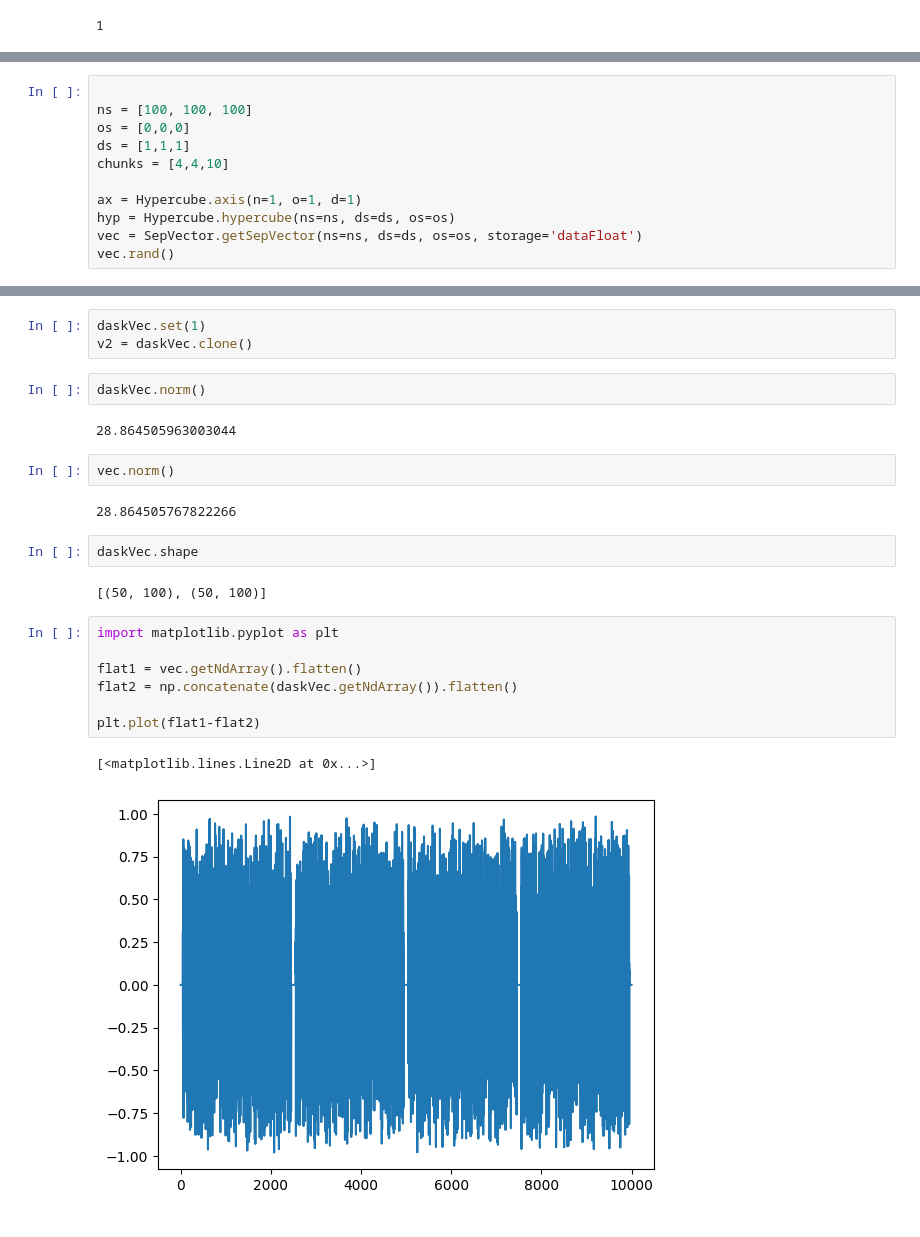
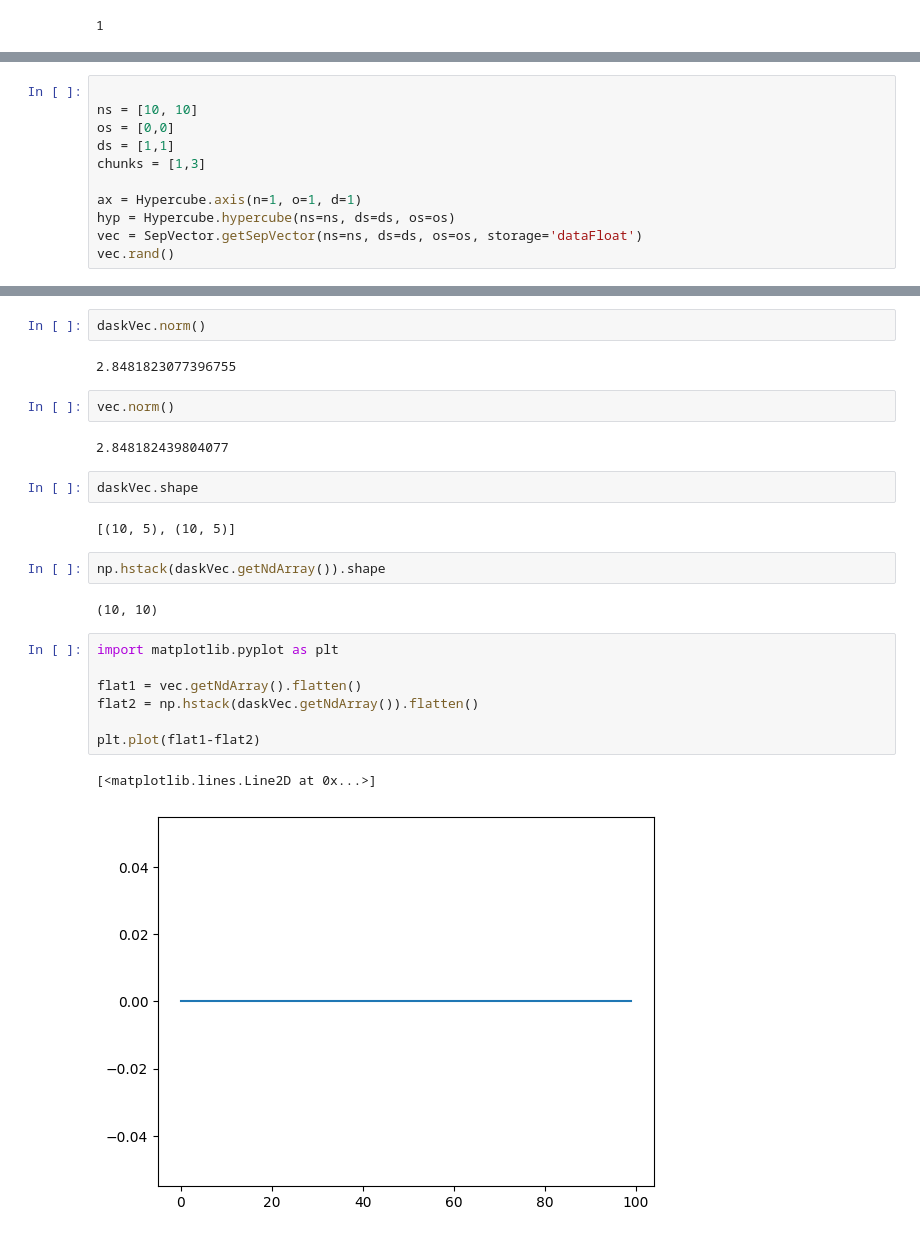
Before and after one commit to arustamm/pythonSolver, a Jupyter notebook: GenericSolver/notebooks/_test_ray_to_be_deleted_.ipynb, the cells around one changed output, grey strips where cells are left out. Saved outputs shown, nothing was run; the diff lists cells and outputs as text.

Commit message:
fix chunk sizes at the boundaries

```diff
--- a/GenericSolver/notebooks/_test_ray_to_be_deleted_.ipynb
+++ b/GenericSolver/notebooks/_test_ray_to_be_deleted_.ipynb
@@ -20,9 +20,9 @@ The autoreload extension is already loaded. To reload it, use:
 # %%
 
-ns = [100, 100, 100]
-os = [0,0,0]
-ds = [1,1,1]
-chunks = [4,4,10]
+ns = [10, 10]
+os = [0,0]
+ds = [1,1]
+chunks = [1,3]
 
 ax = Hypercube.axis(n=1, o=1, d=1)
 hyp = Hypercube.hypercube(ns=ns, ds=ds, os=os)
@@ -102,25 +89,26 @@ array([ 0,  0,  0,  0, 50, 50, 50, 50])
-# %%
-daskVec.set(1)
-v2 = daskVec.clone()
 # %%
 daskVec.norm()
 # %% [output]
-28.864505963003044
+2.8481823077396755
 # %%
 vec.norm()
 # %% [output]
-28.864505767822266
+2.848182439804077
 # %%
 daskVec.shape
 # %% [output]
-[(50, 100), (50, 100)]
+[(10, 5), (10, 5)]
+# %%
+np.hstack(daskVec.getNdArray()).shape
+# %% [output]
+(10, 10)
 # %%
 import matplotlib.pyplot as plt
 
 flat1 = vec.getNdArray().flatten()
-flat2 = np.concatenate(daskVec.getNdArray()).flatten()
+flat2 = np.hstack(daskVec.getNdArray()).flatten()
 
 plt.plot(flat1-flat2)
 # %% [output]
 [<matplotlib.lines.Line2D at 0x...>]
-[figure, old version]
+[figure, new version]
```
Also changed, not shown: parts of 19 cells of this notebook, 1 other file.
